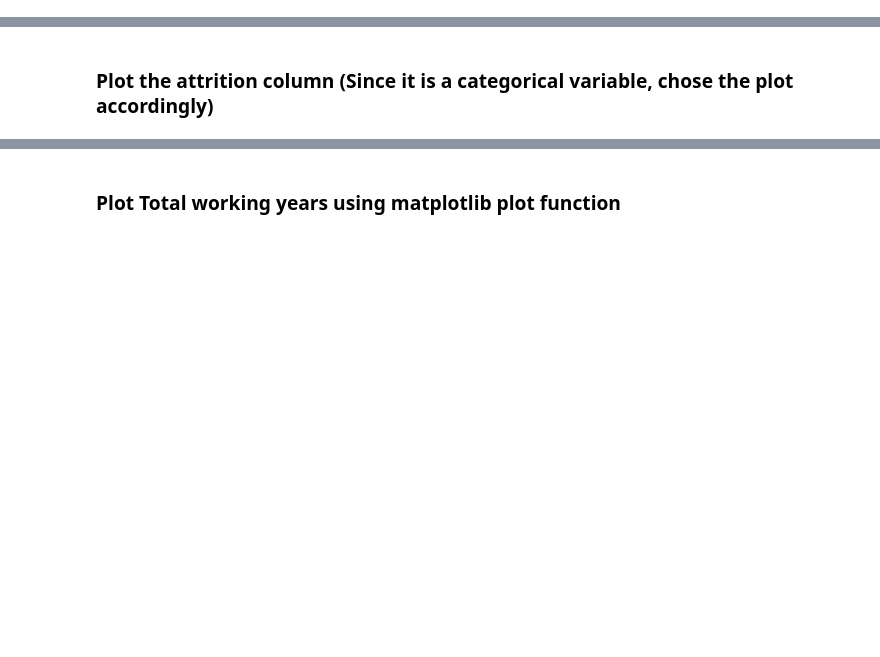
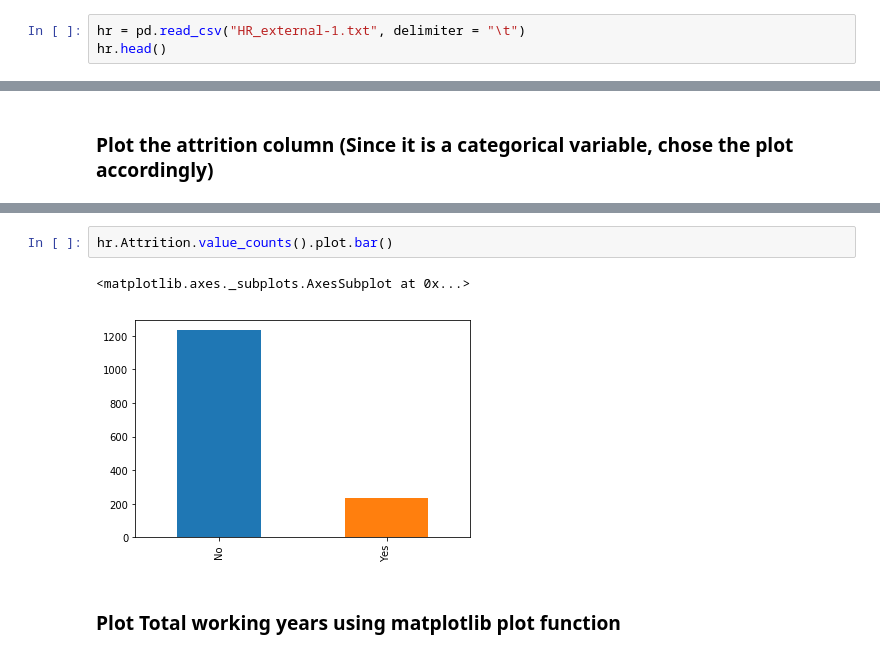
Before and after one commit to GreatLearningAIML1/bangalore-feb-batch-arunkrdas, a Jupyter notebook: Lab_R1_LabExternal.ipynb, the cells around one changed output, grey strips where cells are left out. Saved outputs shown, nothing was run; the diff lists cells and outputs as text; blank space fills up the shorter version.

```diff
--- a/Lab_R1_LabExternal.ipynb
+++ b/Lab_R1_LabExternal.ipynb
@@ -244,3 +310,6 @@ As a part of this lab, you are expected to answer the below questions
 ### Import numpy and Pandas
 # %% [markdown]
 ### Import the dataset (Note: The dataset is in .txt format) - Make sure to use delimiters
+# %%
+hr = pd.read_csv("HR_external-1.txt", delimiter = "\t")
+hr.head()
@@ -265,2 +422,7 @@ As a part of this lab, you are expected to answer the below questions
+# %%
+hr.Attrition.value_counts().plot.bar()
+# %% [output]
+<matplotlib.axes._subplots.AxesSubplot at 0x...>
+[figure, added]
 # %% [markdown]
 ### Plot Total working years using matplotlib plot function
```
Also changed, not shown: parts of 15 cells of this notebook.
